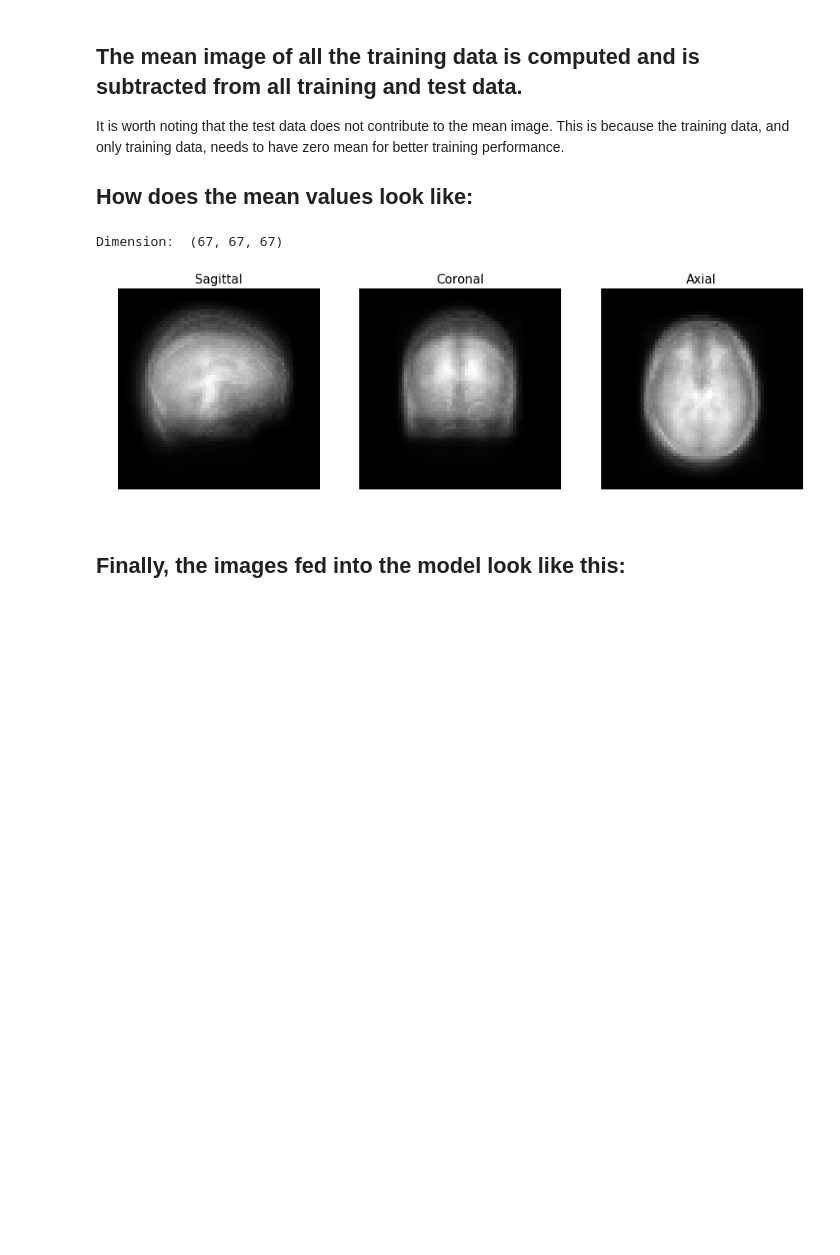
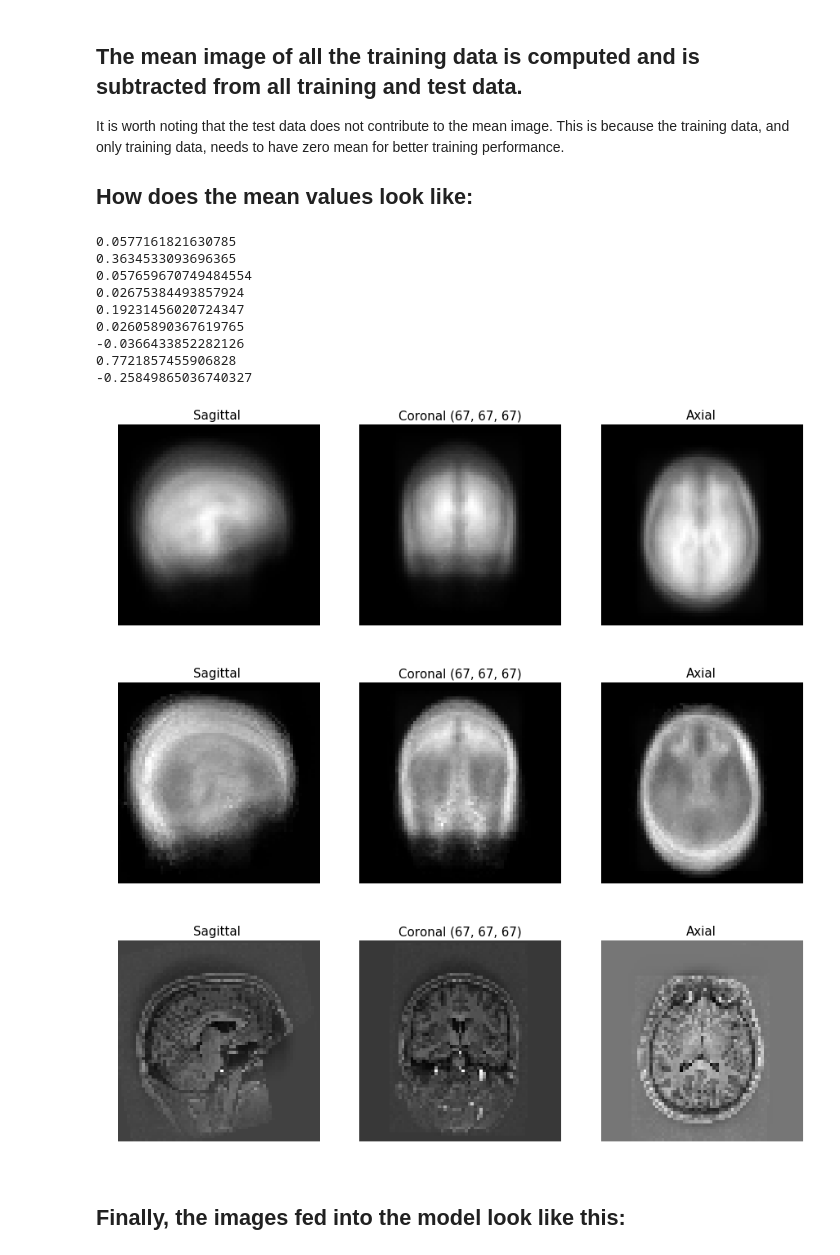
Before and after one commit to woodywff/age_prediction, a Jupyter notebook: age_demo_mix_0/Script.ipynb, the cells around one changed output. Drawn from its saved outputs; the diff is of its cells as text; code cells hidden in the pictures; blank space fills up the shorter version.

```diff
--- a/age_demo_mix_0/Script.ipynb
+++ b/age_demo_mix_0/Script.ipynb
@@ -70,9 +44,22 @@ It is worth noting that the test data does not contribute to the mean image. Thi
 # %%
 mean_npy = np.load('./data_npy/mean_npy.npy')
 print2d(mean_npy)
+std_npy = np.load('./data_npy/std_npy.npy')
+print2d(std_npy)
+print2d(crop_padded_img - mean_npy)
 # %% [output]
-Dimension:  (67, 67, 67)
+0.0577161821630785
+0.3634533093696365
+0.057659670749484554
+0.02675384493857924
+0.19231456020724347
+0.02605890367619765
+-0.0366433852282126
+0.7721857455906828
+-0.25849865036740327
-[figure, old version]
+[figure, new version]
+[figure, added]
+[figure, added]
 # %% [markdown]
 ## Finally, the images fed into the model look like this:
 # %%
```
Also changed, not shown: parts of 20 cells of this notebook, 1 other file.
